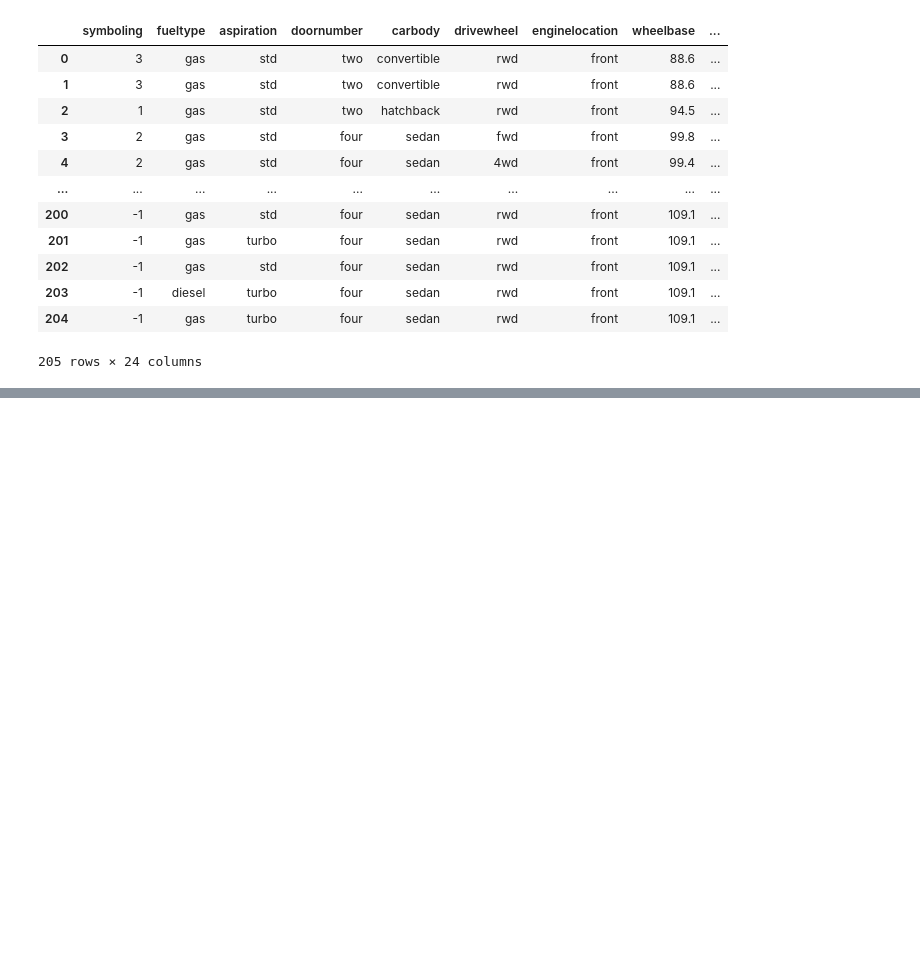
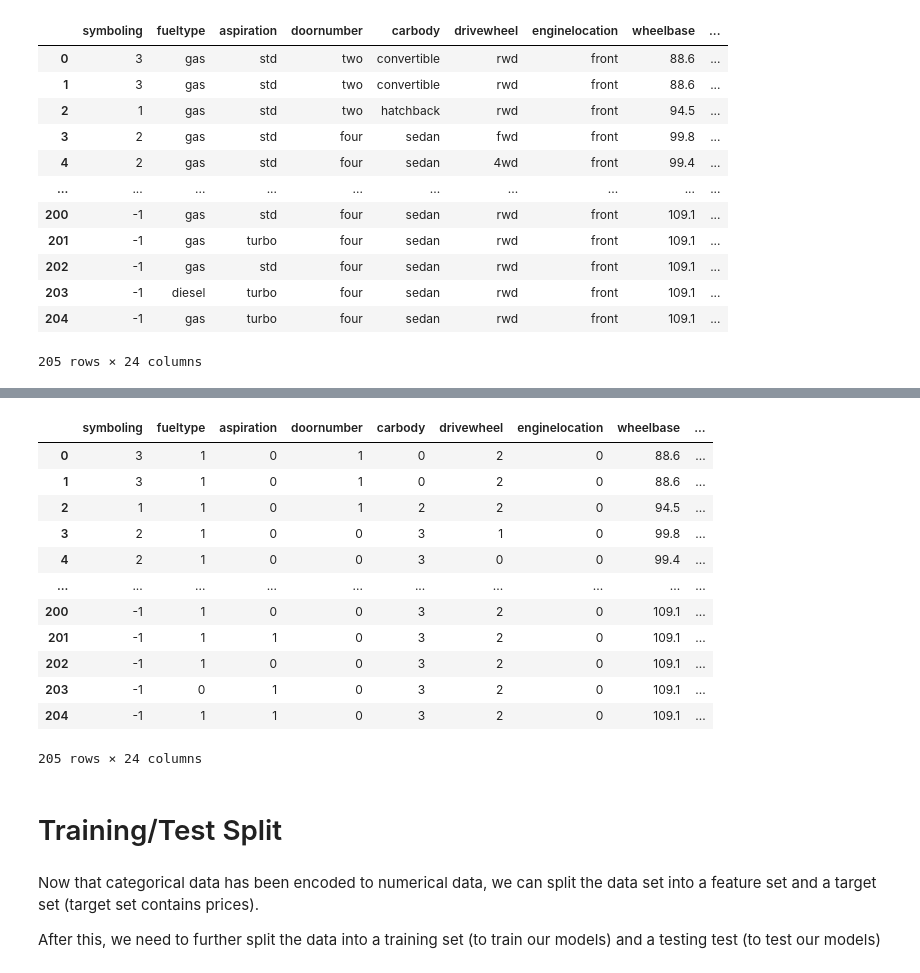
Before and after one commit to oscj/car-price-lin-reg, a Jupyter notebook: modelling.ipynb, the cells around one changed output, grey strips where cells are left out. Cells and saved outputs as stored; diff of their text form; code cells hidden in the pictures; blank space fills up the shorter version.

```diff
--- a/modelling.ipynb
+++ b/modelling.ipynb
@@ -47,0 +70,28 @@ car_data
+# %%
+# smake all object dtypes into categories, and encode
+for col_name in car_data:
+    if car_data[col_name].dtype == 'object':
+        car_data[col_name] = car_data[col_name].astype('category')
+        car_data[col_name] = car_data[col_name].cat.codes
+# %%
+car_data
+# %% [output]
+|  | symboling | fueltype | aspiration | doornumber | carbody | drivewheel | enginelocation | wheelbase | ... |
+| 0 | 3 | 1 | 0 | 1 | 0 | 2 | 0 | 88.6 | ... |
+| 1 | 3 | 1 | 0 | 1 | 0 | 2 | 0 | 88.6 | ... |
+| 2 | 1 | 1 | 0 | 1 | 2 | 2 | 0 | 94.5 | ... |
+| 3 | 2 | 1 | 0 | 0 | 3 | 1 | 0 | 99.8 | ... |
+| 4 | 2 | 1 | 0 | 0 | 3 | 0 | 0 | 99.4 | ... |
+| ... | ... | ... | ... | ... | ... | ... | ... | ... | ... |
+| 200 | -1 | 1 | 0 | 0 | 3 | 2 | 0 | 109.1 | ... |
+| 201 | -1 | 1 | 1 | 0 | 3 | 2 | 0 | 109.1 | ... |
+| 202 | -1 | 1 | 0 | 0 | 3 | 2 | 0 | 109.1 | ... |
+| 203 | -1 | 0 | 1 | 0 | 3 | 2 | 0 | 109.1 | ... |
+| 204 | -1 | 1 | 1 | 0 | 3 | 2 | 0 | 109.1 | ... |
+205 rows × 24 columns
+# %% [markdown]
+# Training/Test Split
+# %% [markdown]
+Now that categorical data has been encoded to numerical data, we can split the data set into a feature set and a target set (target set contains prices).
+
+After this, we need to further split the data into a training set (to train our models) and a testing test (to test our models)
```
Also changed, not shown: parts of 21 cells of this notebook, 1 other file.
